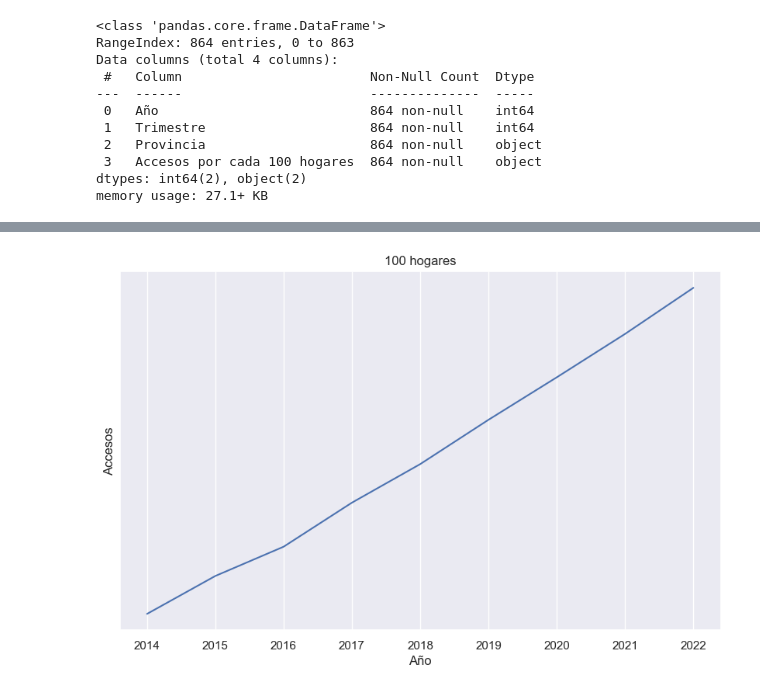
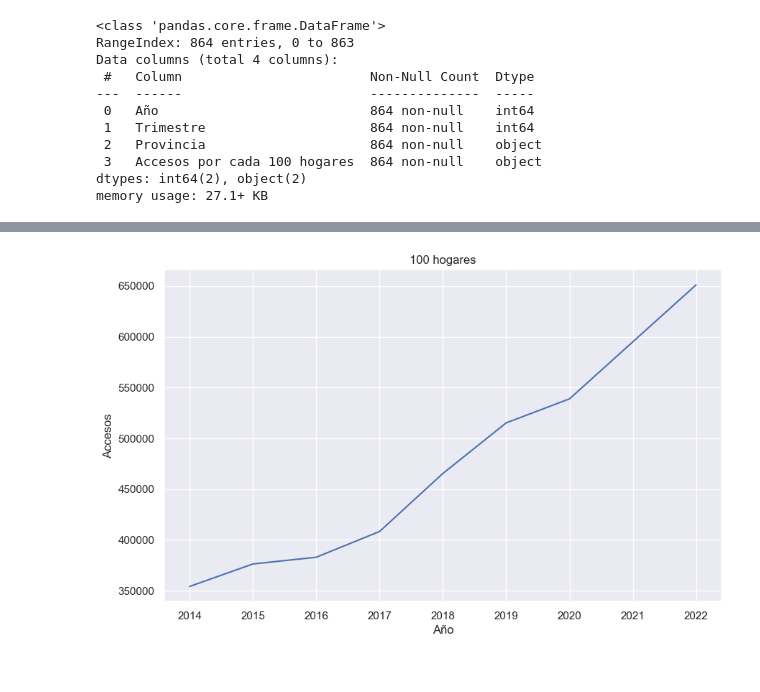
Before and after one commit to Chinaskidev/VecinoNet_Proyecto, a Jupyter notebook: tele_ENACOM_EDA.ipynb, the cells around one changed output, grey strips where cells are left out. Drawn from its saved outputs; the diff is of its cells as text; code cells hidden in the pictures.

```diff
--- a/tele_ENACOM_EDA.ipynb
+++ b/tele_ENACOM_EDA.ipynb
@@ -459,3 +550,3 @@ plt.show()
 # %%
-df6= pd.read_csv('.\datos_EDA\Internet_Penetracion_EDA.csv')
+df5= pd.read_csv('.\datos_EDA\Internet_Penetracion_EDA.csv')
 # %%
@@ -472,9 +563,10 @@ df6.shape
 # %% [output]
 (864, 7)
 # %%
-# Supongamos que quieres borrar las columnas 'columna1' y 'columna2'
+# borrare las columnas 'Unnamed: 4', 'Unnamed: 5','Unnamed: 6'
+# No me aportan nada de valor.
 columnas_a_borrar = ['Unnamed: 4', 'Unnamed: 5','Unnamed: 6']
 
 # Utiliza el método drop para eliminar las columnas
-df6 = df6.drop(columnas_a_borrar, axis=1)
+df5 = df5.drop(columnas_a_borrar, axis=1)
 # %%
@@ -491,3 +583,7 @@ Data columns (total 4 columns):
  3   Accesos por cada 100 hogares  864 non-null    object
 dtypes: int64(2), object(2)
 memory usage: 27.1+ KB
+# %%
+df5['Accesos por cada 100 hogares'] = df5['Accesos por cada 100 hogares'].str.replace(',', '')
+# %%
+df5['Accesos por cada 100 hogares'] = pd.to_numeric(df5['Accesos por cada 100 hogares'], errors='coerce')
@@ -494,9 +617,9 @@ memory usage: 27.1+ KB
 # %%
 plt.figure(figsize=(10, 6))
-sns.lineplot(x='Año', y='Accesos por cada 100 hogares', data=df6, estimator='sum', errorbar=None)
+sns.lineplot(x='Año', y='Accesos por cada 100 hogares', data=df5, estimator='sum', errorbar=None)
 plt.xlabel('Año')
 plt.ylabel('Accesos')
 plt.title('100 hogares')
 plt.show()
 # %% [output]
-[figure, old version]
+[figure, new version]
```
Also changed, not shown: parts of 30 cells of this notebook.
